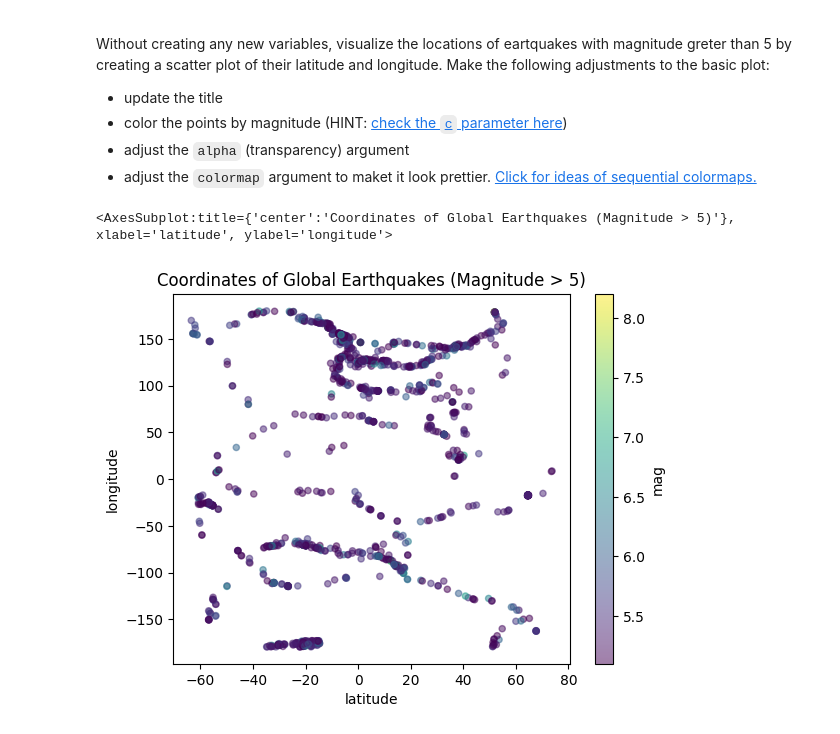
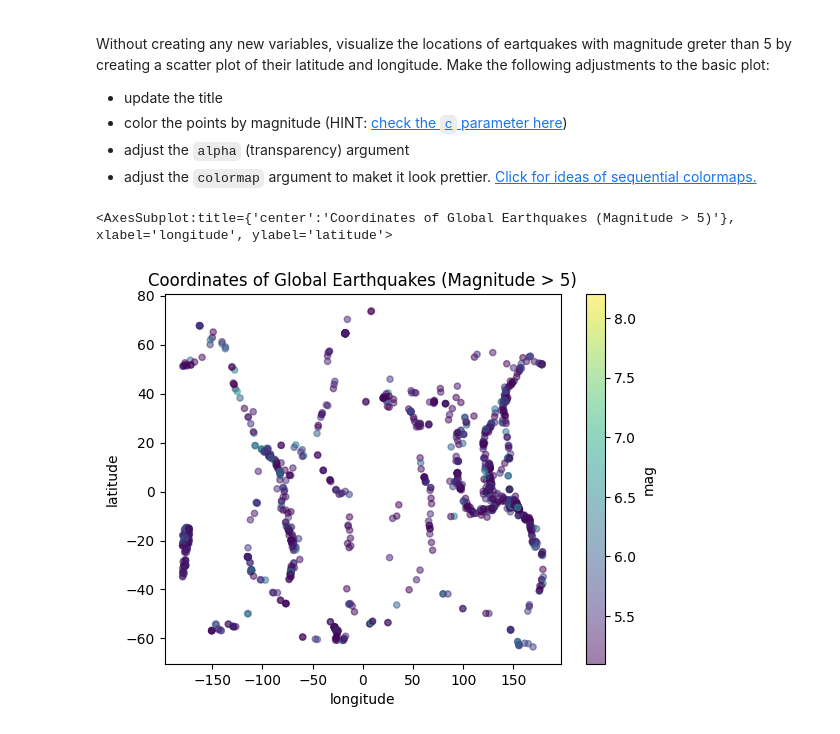
Before and after one commit to jordancsibley/eds220-hwk1, a Jupyter notebook: hwk1-task3-earthquakes.ipynb, the cells around one changed output. Cells and saved outputs as stored; diff of their text form; code cells hidden in the pictures.

```diff
--- a/hwk1-task3-earthquakes.ipynb
+++ b/hwk1-task3-earthquakes.ipynb
@@ -261,16 +243,17 @@ Without creating any new variables, visualize the locations of eartquakes with m
 - adjust the `alpha` (transparency) argument
 - adjust the `colormap` argument to maket it look prettier. [Click for ideas of sequential colormaps.](https://matplotlib.org/stable/users/explain/colors/colormaps.html)
 # %%
-# ['mag']>5, plot kind = 'scatter', x = latitude, y = longitude
+# Using .plot to create a scatter plot
+# Elements I want: ['mag']>5, plot kind = 'scatter', x = latitude, y = longitude
 (eqk[eqk['mag']>5]).plot(kind='scatter',
-                        x = 'latitude',
-                        y = 'longitude',
+                        y = 'latitude',
+                        x = 'longitude',
                          c='mag',
                         title='Coordinates of Global Earthquakes (Magnitude > 5)',
                         alpha=0.5,
                         colormap='viridis')
 # %% [output]
-<AxesSubplot:title={'center':'Coordinates of Global Earthquakes (Magnitude > 5)'}, xlabel='latitude', ylabel='longitude'>
+<AxesSubplot:title={'center':'Coordinates of Global Earthquakes (Magnitude > 5)'}, xlabel='longitude', ylabel='latitude'>
-[figure, old version]
+[figure, new version]
 # %% [markdown]
 <!-- END QUESTION -->
```
Also changed, not shown: parts of 11 cells of this notebook, 1 other file.
